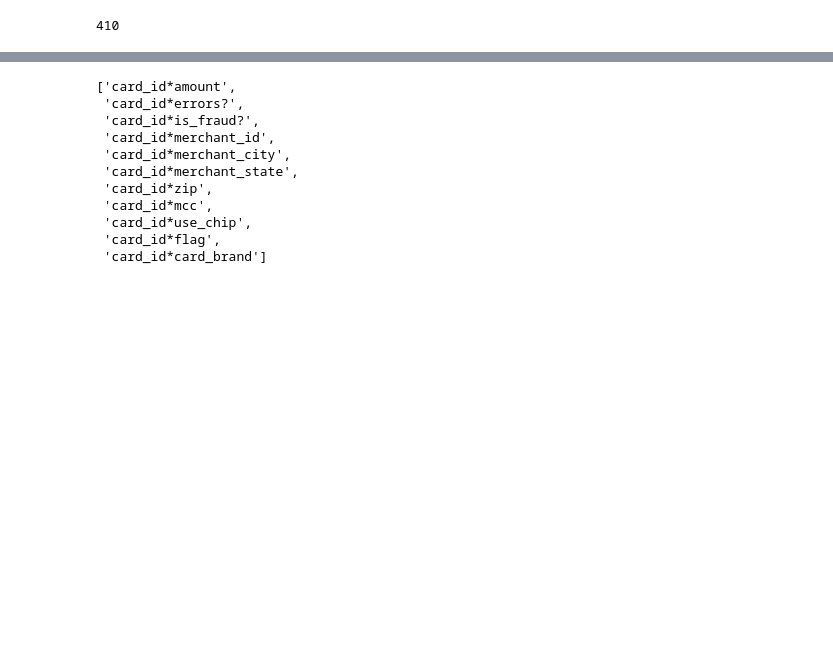
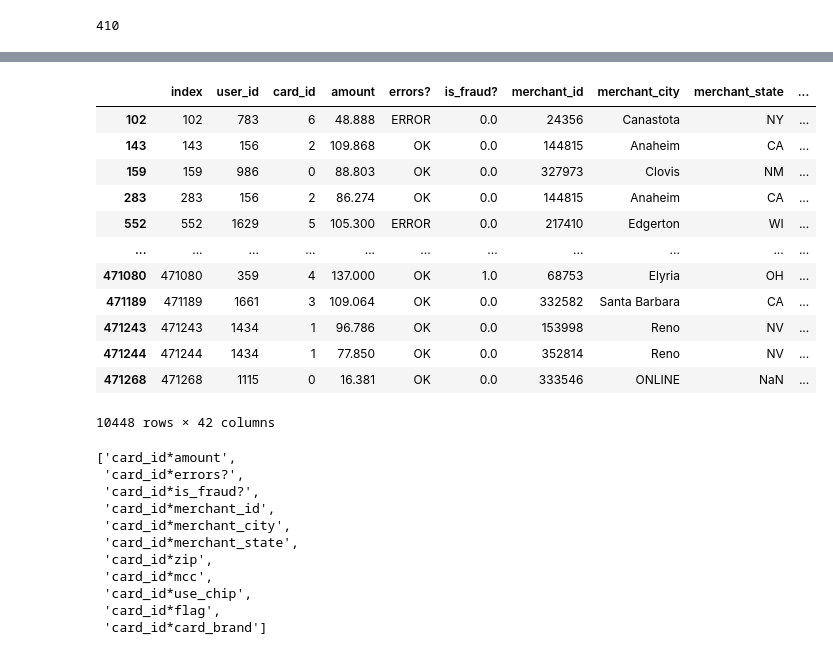
Before and after one commit to YujiK-github/signate_MUFG-Data-Science-Champion-Ship-2023, a Jupyter notebook: EDA/EDA_ver2.ipynb, the cells around one changed output, grey strips where cells are left out. Saved outputs shown, nothing was run; the diff lists cells and outputs as text; code cells hidden in the pictures; blank space fills up the shorter version.

```diff
--- a/EDA/EDA_ver2.ipynb
+++ b/EDA/EDA_ver2.ipynb
@@ -702,3 +736,20 @@ train
+# %%
+# これらは何だろう？
+train[train["amount"] > train["credit_limit"]]
+# %% [output]
+|  | index | user_id | card_id | amount | errors? | is_fraud? | merchant_id | merchant_city | merchant_state | ... |
+| 102 | 102 | 783 | 6 | 48.888 | ERROR | 0.0 | 24356 | Canastota | NY | ... |
+| 143 | 143 | 156 | 2 | 109.868 | OK | 0.0 | 144815 | Anaheim | CA | ... |
+| 159 | 159 | 986 | 0 | 88.803 | OK | 0.0 | 327973 | Clovis | NM | ... |
+| 283 | 283 | 156 | 2 | 86.274 | OK | 0.0 | 144815 | Anaheim | CA | ... |
+| 552 | 552 | 1629 | 5 | 105.300 | ERROR | 0.0 | 217410 | Edgerton | WI | ... |
+| ... | ... | ... | ... | ... | ... | ... | ... | ... | ... | ... |
+| 471080 | 471080 | 359 | 4 | 137.000 | OK | 1.0 | 68753 | Elyria | OH | ... |
+| 471189 | 471189 | 1661 | 3 | 109.064 | OK | 0.0 | 332582 | Santa Barbara | CA | ... |
+| 471243 | 471243 | 1434 | 1 | 96.786 | OK | 0.0 | 153998 | Reno | NV | ... |
+| 471244 | 471244 | 1434 | 1 | 77.850 | OK | 0.0 | 352814 | Reno | NV | ... |
+| 471268 | 471268 | 1115 | 0 | 16.381 | OK | 0.0 | 333546 | ONLINE | NaN | ... |
+10448 rows × 42 columns
 # %%
 [col for col in feature_lists if "index" not in col][39:50]
 # %% [output]
```
Also changed, not shown: parts of 5 cells of this notebook, 6 other files.
